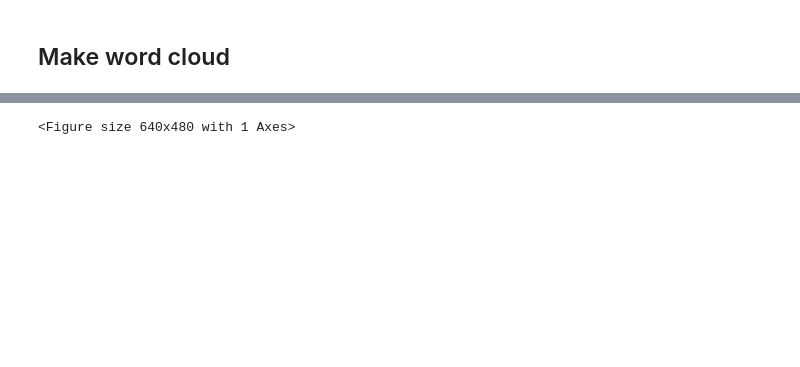
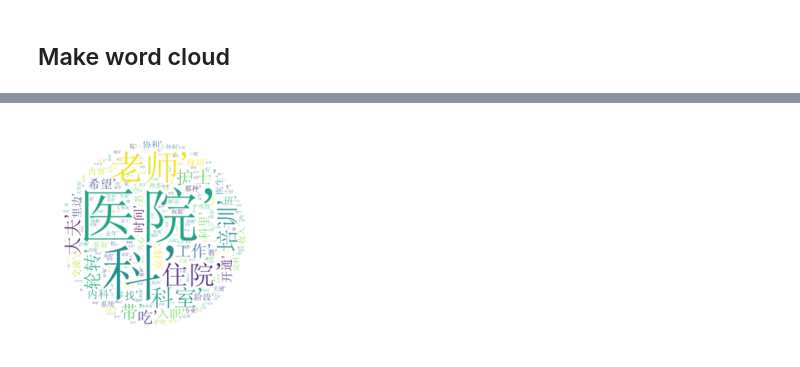
Before and after one commit to yutianc/BinderOne, a Jupyter notebook: 01_worldcloud/分词&彩色词云.ipynb, the cells around one changed output, grey strips where cells are left out. Saved outputs shown, nothing was run; the diff lists cells and outputs as text; code cells hidden in the pictures; blank space fills up the shorter version.

```diff
--- a/01_worldcloud/分词&彩色词云.ipynb
+++ b/01_worldcloud/分词&彩色词云.ipynb
@@ -146,19 +108,19 @@ Populating the interactive namespace from numpy and matplotlib
 # %%
 import numpy as np
 import matplotlib.pyplot as plt
 from wordcloud import WordCloud
 
 x, y = np.ogrid[:300, :300]
 
 mask = (x - 150) ** 2 + (y - 150) ** 2 > 130 ** 2
 mask = 255 * mask.astype(int)
 
 
 wc = WordCloud(font_path="simsun.ttf", background_color="white", repeat=True, mask=mask)
-wc.generate(mytext)
+wc.generate(str(new_text))
 
 plt.axis("off")
 plt.imshow(wc, interpolation="bilinear")
 plt.show()
 # %% [output]
-<Figure size 640x480 with 1 Axes>
+[figure, added]
```
Also changed, not shown: parts of 7 cells of this notebook.
